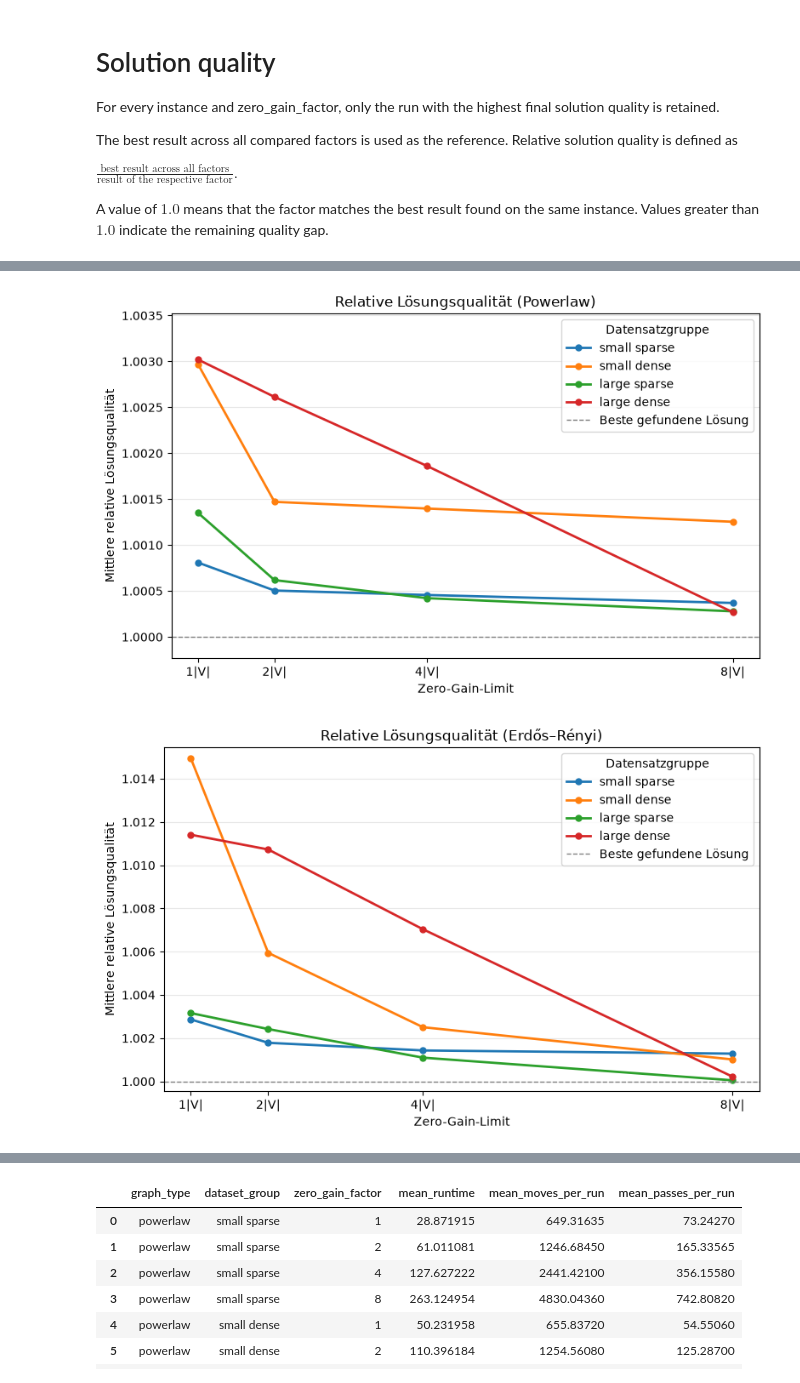
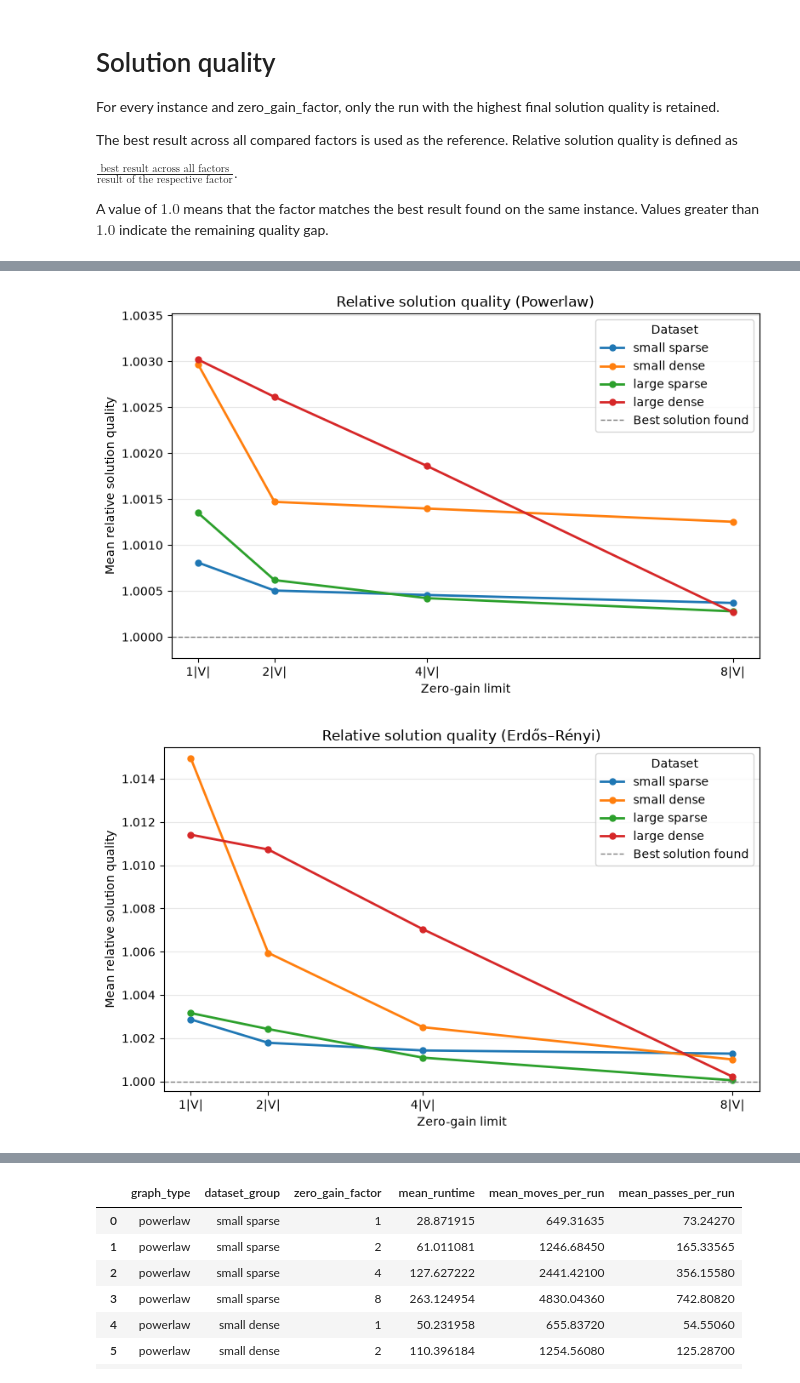
Before and after one commit to lulufka/dense_graph_partition, a Jupyter notebook: notebooks/experiment2/zero_gain_limit_analysis.ipynb, the cells around one changed output, grey strips where cells are left out. Cells and saved outputs as stored; diff of their text form; code cells hidden in the pictures.

```diff
--- a/notebooks/experiment2/zero_gain_limit_analysis.ipynb
+++ b/notebooks/experiment2/zero_gain_limit_analysis.ipynb
@@ -30,9 +29,7 @@ plt.style.use("default")
 ZERO_GAIN_FACTORS = [1, 2, 4, 8]
 
 PLATEAU_STEPS = 4
-PLATEAU_PIPELINE = ",".join(
-    ["move_plateau"] * PLATEAU_STEPS
-)
+PLATEAU_PIPELINE = ",".join(["move_plateau"] * PLATEAU_STEPS)
 
 GRAPH_ORDER = ["powerlaw", "er"]
 
@@ -43,6 +40,13 @@ DATASET_ORDER = [
     "large dense",
 ]
 
-RESULTS_DIR = Path("../results/experiment2/zero_gain_limit")
+GRAPH_TYPE_LABELS = {
+    "powerlaw": "Powerlaw",
+    "er": "Erdős–Rényi",
+}
 
+RESULTS_DIR = Path("../../results/experiment2/zero_gain_limit")
 RAW_RESULTS_FILE = RESULTS_DIR / "raw_results.csv"
+
+PLOTS_DIR = RESULTS_DIR.parents[1] / "plots"
+PLOTS_DIR.mkdir(parents=True, exist_ok=True)
@@ -343,9 +160,6 @@ GRAPH_TYPE_LABELS = {
 # %%
-def plot_relative_quality(summary: pd.DataFrame, graph_type: str, output_path: str | None = None) -> None:
-    graph_data = (
-        summary[summary["graph_type"] == graph_type]
-        .sort_values(["dataset_group", "zero_gain_factor",])
-    )
+def plot_relative_quality(summary: pd.DataFrame, graph_type: str, output_path: Path | None = None) -> None:
+    graph_data = summary[summary["graph_type"] == graph_type].sort_values(["dataset_group", "zero_gain_factor"])
 
     fig, ax = plt.subplots(figsize=(8, 5))
 
@@ -364,13 +178,12 @@ def plot_relative_quality(summary: pd.DataFrame, graph_type: str, output_path: s
         linestyle="--",
         color="gray",
         linewidth=1,
-        label="Beste gefundene Lösung",
+        label="Best solution found",
     )
 
-    ax.set_xlabel("Zero-Gain-Limit")
-    ax.set_ylabel("Mittlere relative Lösungsqualität")
-    ax.set_title(f"Relative Lösungsqualität ({GRAPH_TYPE_LABELS[graph_type]})")
-
+    ax.set_xlabel("Zero-gain limit")
+    ax.set_ylabel("Mean relative solution quality")
+    ax.set_title(f"Relative solution quality ({GRAPH_TYPE_LABELS[graph_type]})")
     ax.set_xticks(ZERO_GAIN_FACTORS)
     ax.set_xticklabels([f"{factor}|V|" for factor in ZERO_GAIN_FACTORS])
 
@@ -379,7 +192,7 @@ def plot_relative_quality(summary: pd.DataFrame, graph_type: str, output_path: s
         graph_data["mean_relative_to_best"].max() + 0.0005,
     )
 
-    ax.legend(title="Datensatzgruppe")
+    ax.legend(title="Dataset")
     ax.grid(axis="y", alpha=0.3)
 
     fig.tight_layout()
@@ -395,17 +208,17 @@ def plot_relative_quality(summary: pd.DataFrame, graph_type: str, output_path: s
     plt.close(fig)
 # %%
 plot_relative_quality(
-    relative_quality_summary,
+    quality_summary,
     "powerlaw",
-    "../results/plots/powerlaw_zero_gain_quality.png"
+    PLOTS_DIR / "powerlaw_zero_gain_quality.png",
 )
 
 plot_relative_quality(
-    relative_quality_summary,
+    quality_summary,
     "er",
-    "../results/plots/er_zero_gain_quality.png"
+    PLOTS_DIR / "er_zero_gain_quality.png",
 )
 # %% [output]
-[figure, old version]
+[figure, new version]
-[figure, old version]
+[figure, new version]
 # %% [markdown]
```
Also changed, not shown: parts of 27 cells of this notebook, 8 other files.
